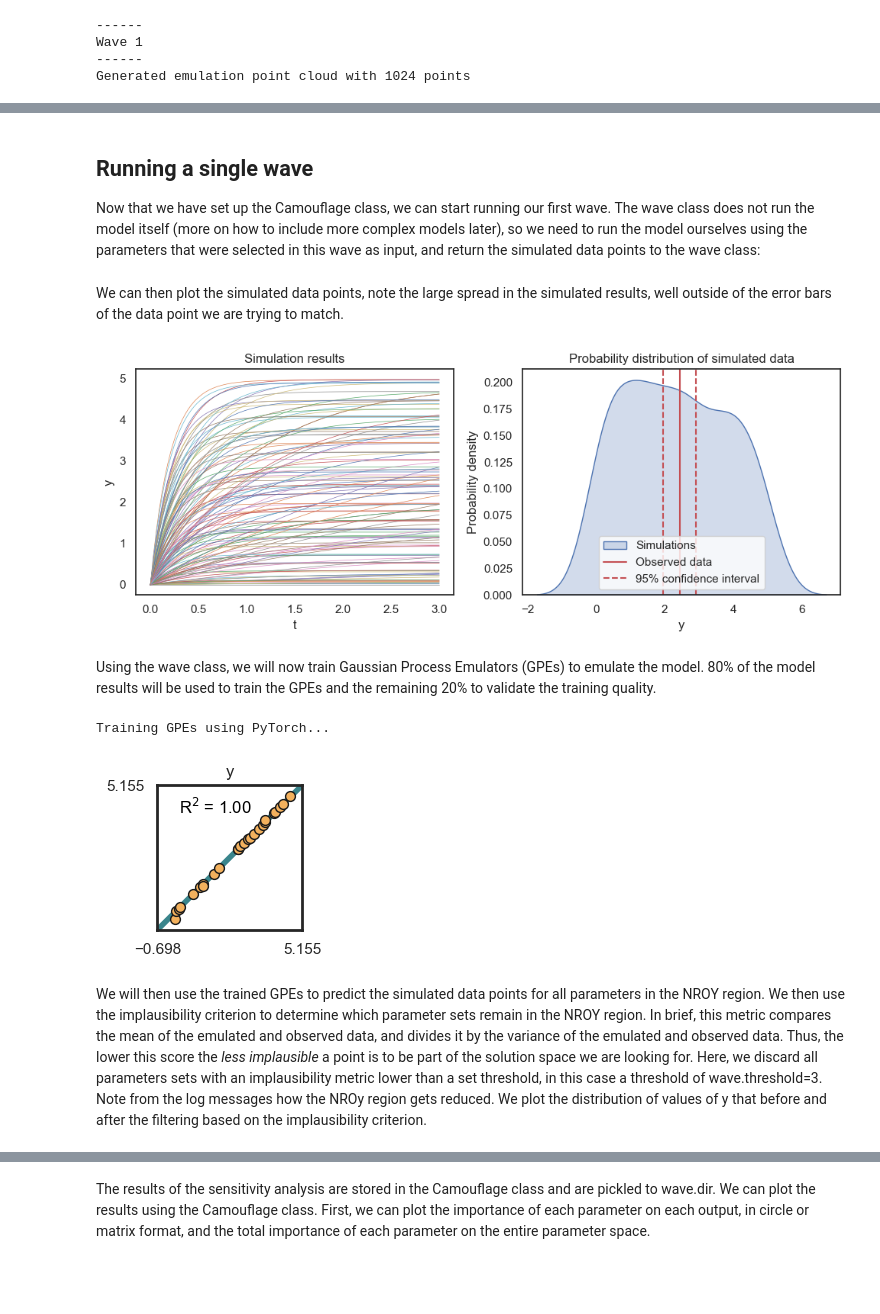
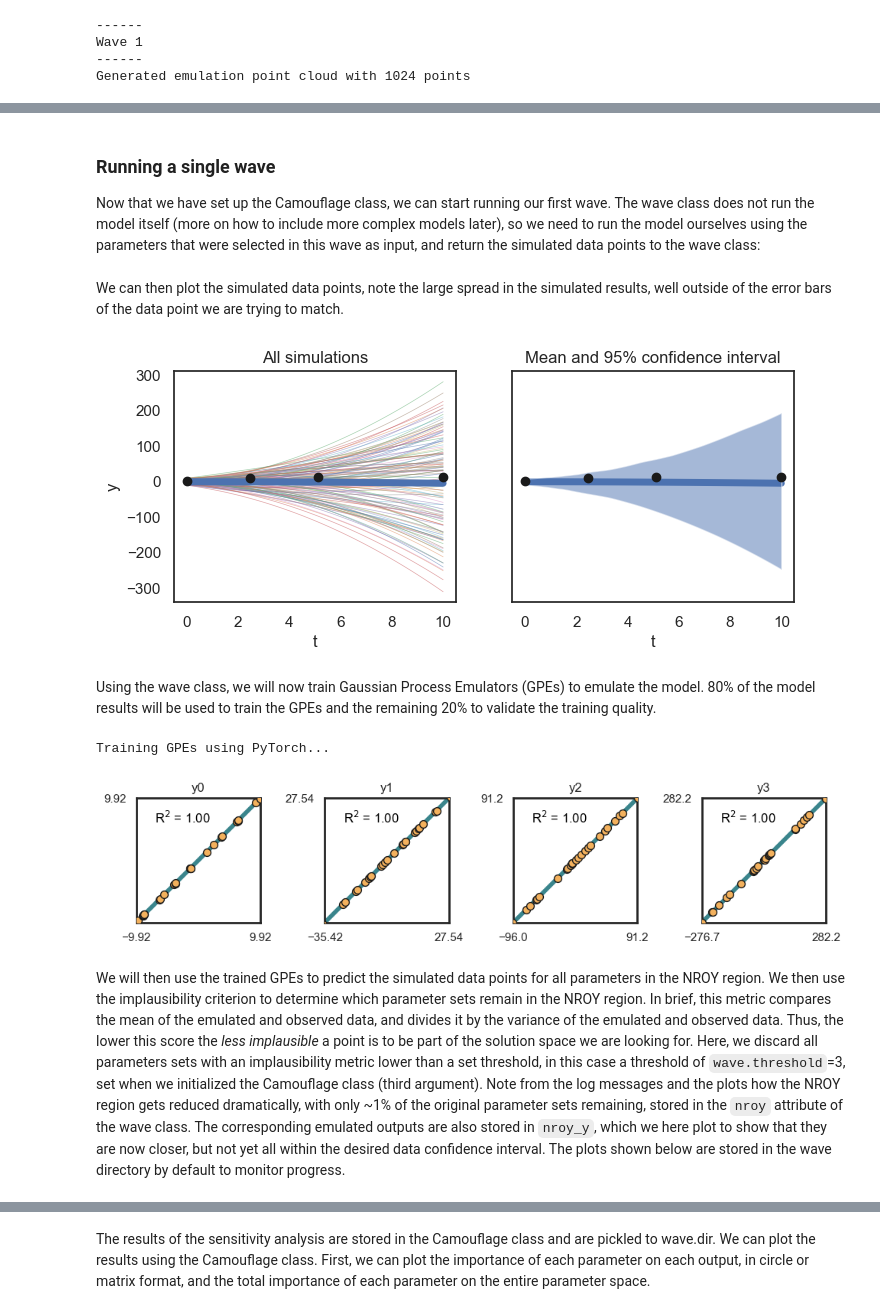
Before and after one commit to BeatLabUCI/chameleon, a Jupyter notebook: examples/simple_model.ipynb, the cells around one changed output, grey strips where cells are left out. Saved outputs shown, nothing was run; the diff lists cells and outputs as text; code cells hidden in the pictures; blank space fills up the shorter version.

```diff
--- a/examples/simple_model.ipynb
+++ b/examples/simple_model.ipynb
@@ -47,4 +53,5 @@ We first set up a dictionary with the parameters to calibrate. In this case, we
 # %%
-pars = {'a': {'limits': [0, 5]},
-        'b': {'limits': [0, 5]}}
+pars = {'x0': {'limits': [-10, 10], 'target': x_target[0]},
+        'x1': {'limits': [-10, 10], 'target': x_target[1]},
+        'x2': {'limits': [-2, 2], 'target': x_target[2]}}
 # %% [markdown]
@@ -52,8 +59,8 @@ The data is expected in a Pandas dataframe with the mean $\mu$ and standard devi
 # %%
 import pandas as pd
 
-# Create dataframe
-data = pd.DataFrame(columns=['mu', 'sigma'], index=["y"])
+# Create dataframe with mean and standard deviation of each data point
+data = pd.DataFrame(columns=['mu', 'sigma'], index=data_names)
 data['mu'] = data_mean
 data['sigma'] = data_std
 data
@@ -73,7 +85,7 @@ dir_nb = pathlib.Path().absolute()
 dir_main = dir_nb / 'demo'
 
 # Initialize wave
-wave = Camouflage(0, dir_main, 3, pars, data, nroy=None, x_target=x_target, n_emu0=2**10, n_emu_min=50)
+wave = Camouflage(0, dir_main, 3, pars, data, nroy=None, n_emu0=2**10, n_emu_min=50, clear_dir=True)
 # %% [output]
 ------
 Wave 1
@@ -95,53 +108,56 @@ plt.show()
 # %% [markdown]
-## Running a single wave
+### Running a single wave
 Now that we have set up the Camouflage class, we can start running our first wave. The wave class does not run the model itself (more on how to include more complex models later), so we need to run the model ourselves using the parameters that were selected in this wave as input, and return the simulated data points to the wave class:
 # %%
 # Run model
 y = np.zeros((wave.n_sim, len(t)))
 for i in range(wave.n_sim):
-    y[i, :] = exp_decay(t, wave.x_sim[i, 0], wave.x_sim[i, 1])
+    y[i, :] = poly_func(t, wave.x_sim[i, 0], wave.x_sim[i, 1], wave.x_sim[i, 2])
+
+# Add to waive
+wave.y_sim = y[:, i_sample]
 # %% [markdown]
 We can then plot the simulated data points, note the large spread in the simulated results, well outside of the error bars of the data point we are trying to match.
 # %%
-# Data point we are trying to match is the last point
-y_sim = y[:, -1]
-
 # Plot simulated data
 import seaborn as sns
 
-_, ax = plt.subplots(1, 2, figsize=(10, 4))
+# Create utility function to evaluate the model compared to data
+def plot_sims(data_t, data_mean, data_std, t, y):
+    fig, ax = plt.subplots(1, 2, figsize=(8, 3), sharey=True, sharex=True)
 
-ax[0].set_title('Simulation results')
-ax[0].plot(t, y.T, linewidth=0.5)
-ax[0].set(xlabel='t', ylabel='y')
+    # All simulations
+    ax[0].set_title('All simulations')
+    ax[0].plot(t, y.mean(axis=0), linewidth=5, zorder=1)
+    ax[0].plot(t, y.T, linewidth=0.5, zorder=0, alpha=0.5)
+    ax[0].errorbar(data_t, data_mean, yerr=2*data_std, fmt='o', linewidth=3, color="k")
+    ax[0].set(xlabel='t', ylabel='y')
 
-# Plot probability distribution of simulated data
-ax[1].set_title('Probability distribution of simulated data')
-sns.kdeplot(data=y_sim, ax=ax[1], fill=True)
-ax[1].axvline(x=wave.y_observed, color='r', linestyle='-')
-ax[1].axvline(x=wave.y_observed - 2*wave.sigma_observed, color='r', linestyle='--')
-ax[1].axvline(x=wave.y_observed + 2*wave.sigma_observed, color='r', linestyle='--')
-ax[1].legend(['Simulations', 'Observed data', '95% confidence interval'])
-ax[1].set(xlabel='y', ylabel='Probability density')
-plt.tight_layout()
-plt.show()
+    # Mean and 95% confidence interval
+    ax[1].set_title('Mean and 95% confidence interval')
+    ax[1].plot(t, y.mean(axis=0), linewidth=5, zorder=1)
+    ax[1].fill_between(t, np.percentile(y, 2.5, axis=0), np.percentile(y, 95.0, axis=0), alpha=0.5)
+    ax[1].errorbar(data_t, data_mean, yerr=2*data_std, fmt='o', linewidth=3, color="k")
+    ax[1].set(xlabel='t')
+
+    plt.show()
+
+# Plot simulated data
+plot_sims(t[i_sample], data_mean, data_std, t, y)
 # %% [output]
-[figure, old version]
+[figure, new version]
 # %% [markdown]
 Using the wave class, we will now train Gaussian Process Emulators (GPEs) to emulate the model. 80% of the model results will be used to train the GPEs and the remaining 20% to validate the training quality.
 # %%
-# Add training data to wave
-wave.y_sim = y_sim
-
 # Train and validate emulators
 wave.gpe_training_validation()
 
 wave.plot_r2(show_fig=True)
 # %% [output]
 Training GPEs using PyTorch...
-[figure, old version]
+[figure, new version]
 # %% [markdown]
-We will then use the trained GPEs to predict the simulated data points for all parameters in the NROY region. We then use the implausibility criterion to determine which parameter sets remain in the NROY region. In brief, this metric compares the mean of the emulated and observed data, and divides it by the variance of the emulated and observed data. Thus, the lower this score the *less implausible* a point is to be part of the solution space we are looking for. Here, we discard all parameters sets with an implausibility metric lower than a set threshold, in this case a threshold of wave.threshold=3. Note from the log messages how the NROy region gets reduced. We plot the distribution of values of y that before and after the filtering based on the implausibility criterion.
+We will then use the trained GPEs to predict the simulated data points for all parameters in the NROY region. We then use the implausibility criterion to determine which parameter sets remain in the NROY region. In brief, this metric compares the mean of the emulated and observed data, and divides it by the variance of the emulated and observed data. Thus, the lower this score the *less implausible* a point is to be part of the solution space we are looking for. Here, we discard all parameters sets with an implausibility metric lower than a set threshold, in this case a threshold of `wave.threshold`=3, set when we initialized the Camouflage class (third argument). Note from the log messages and the plots how the NROY region gets reduced dramatically, with only ~1% of the original parameter sets remaining, stored in the `nroy` attribute of the wave class. The corresponding emulated outputs are also stored in `nroy_y`, which we here plot to show that they are now closer, but not yet all within the desired data confidence interval. The plots shown below are stored in the wave directory by default to monitor progress.
 # %%
 # Predict data for all parameter values
 wave.gpe_emulate()
```
Also changed, not shown: parts of 50 cells of this notebook, 4 other files.
